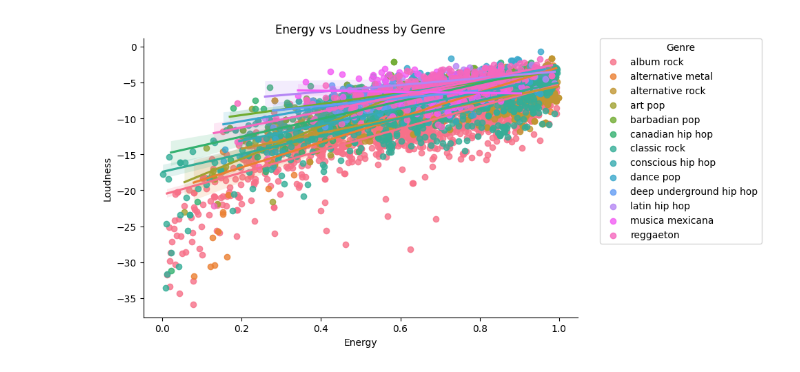
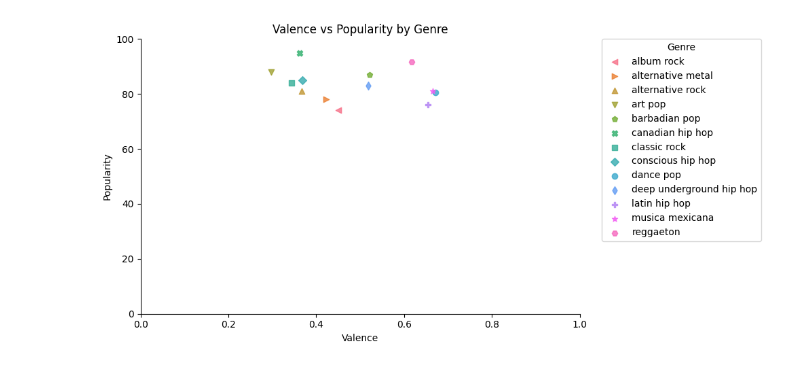
Before and after one commit to yeseniaramirez14/onramp_project, a Jupyter notebook: visualizations.ipynb, the cells around one changed output. Cells and saved outputs as stored; diff of their text form; code cells hidden in the pictures.

```diff
--- a/visualizations.ipynb
+++ b/visualizations.ipynb
@@ -56,9 +52,25 @@ plt.show()
-# %%
-# def loudness_energy_by_genre_vis(conn):
-df = pd.read_sql_query("SELECT * FROM loudness_energy_by_genre", conn)
-g = sns.lmplot(x='energy', y='loudness', data=df, hue="genre", legend=False, aspect=2,)
-g.set(xlabel='Energy', ylabel='Loudness', title='Energy vs Loudness by Genre')
-plt.legend(bbox_to_anchor=(1.05, 1), loc='upper left', borderaxespad=0, title="Genre")
-plt.show()
-# %% [output]
-[figure, removed]
+# %%
+# valence vs popularity by genre
+
+# A measure from 0.0 to 1.0 describing the musical positiveness conveyed by a track.
+# Tracks with high valence sound more positive (e.g. happy, cheerful, euphoric), while tracks
+# with low valence sound more negative (e.g. sad, depressed, angry).
+
+# The popularity of the artist. The value will be between 0 and 100, with 100 being
+# the most popular. The artist's popularity is calculated from the popularity of all the artist's tracks.
+
+df = pd.read_sql_query("SELECT * FROM valence_popularity_by_genre", conn)
+
+type_dic = {
+    "popularity": "float64",
+    "valence": "float64"
+}
+df = df.astype(type_dic)
+markers = ["<", ">", "^", "v", "p", "X", "s", "D", "o", "d", "P","*","H"]
+g = sns.lmplot(x='valence', y='popularity', data=df, hue="genre", legend=False, aspect=2, markers=markers)
+g.set(xlabel='Valence', ylabel='Popularity', title='Valence vs Popularity by Genre', xlim=(0,1), ylim=(0,100))
+plt.legend(bbox_to_anchor=(1.05, 1), loc='upper left', borderaxespad=0, title="Genre")
+plt.savefig("visualization_imgs/valence_popularity_by_genre")
+plt.show()
+# %% [output]
+[figure, added]
```
Also changed, not shown: parts of 11 cells of this notebook, 14 other files.
